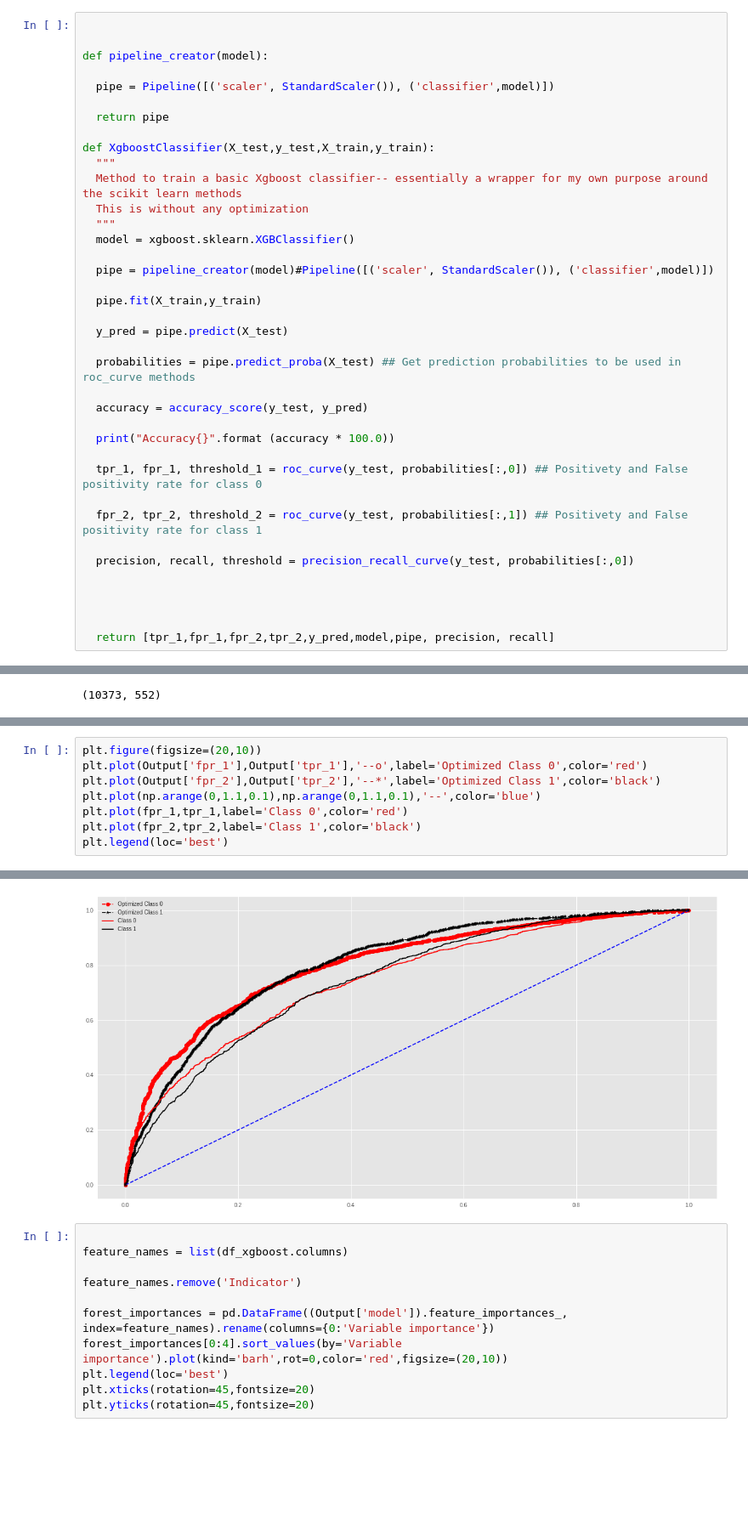
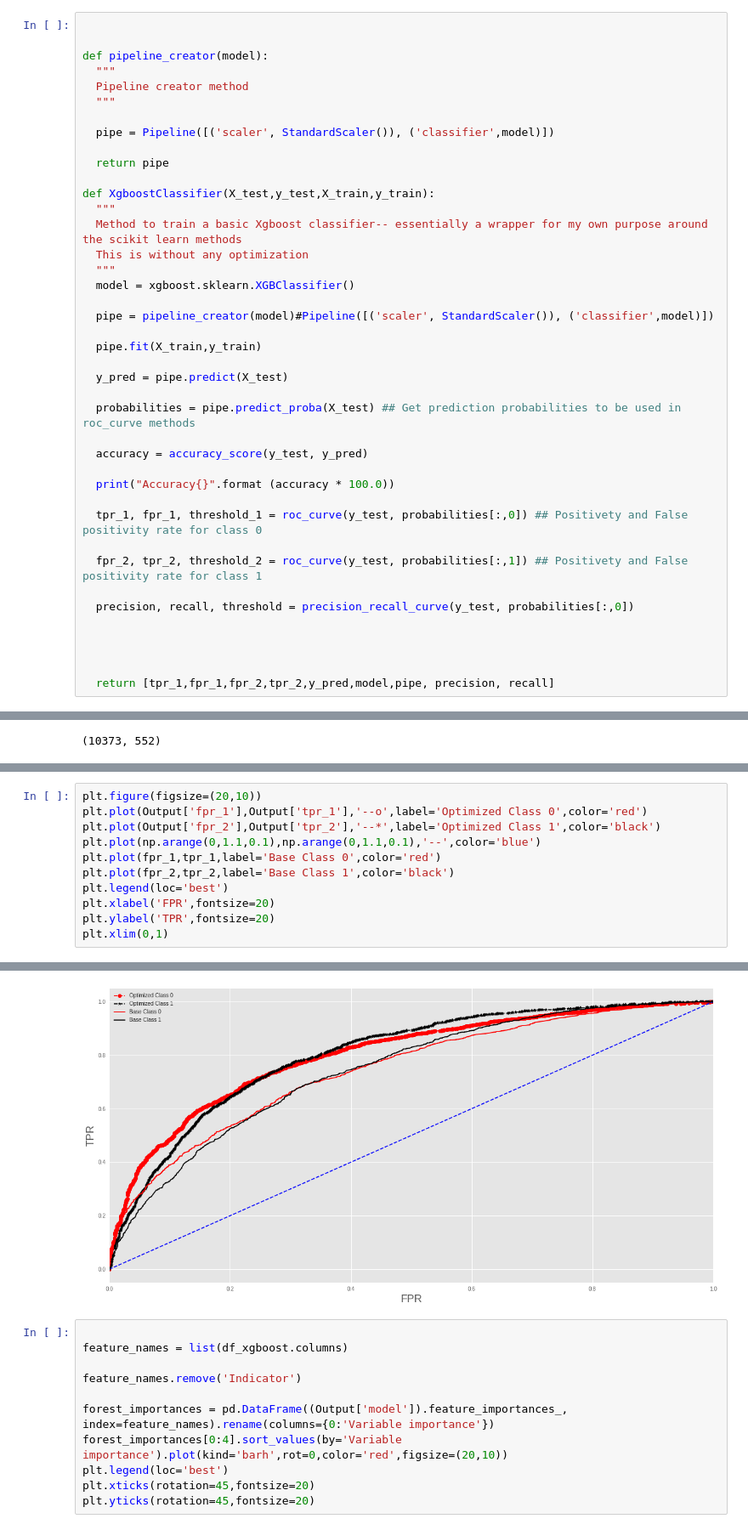
Before and after one commit to abhinavgairola/Anomaly_Detection_OTC_Market, a Jupyter notebook: Scripts/EDA+Machine_learning.ipynb, the cells around one changed output, grey strips where cells are left out. Shown at 85% size. Cells and saved outputs as stored; diff of their text form; blank space fills up the shorter version.

```diff
--- a/Scripts/EDA+Machine_learning.ipynb
+++ b/Scripts/EDA+Machine_learning.ipynb
@@ -315,6 +359,9 @@ confusion_matrix(y_true, y_pred, *, labels=None, sample_weight=None, normalize=N
 
 
 def pipeline_creator(model):
+  """
+  Pipeline creator method
+  """
 
   pipe = Pipeline([('scaler', StandardScaler()), ('classifier',model)])
 
@@ -496,7 +545,10 @@ plt.figure(figsize=(20,10))
 plt.plot(Output['fpr_1'],Output['tpr_1'],'--o',label='Optimized Class 0',color='red')
 plt.plot(Output['fpr_2'],Output['tpr_2'],'--*',label='Optimized Class 1',color='black')
 plt.plot(np.arange(0,1.1,0.1),np.arange(0,1.1,0.1),'--',color='blue')
-plt.plot(fpr_1,tpr_1,label='Class 0',color='red')
-plt.plot(fpr_2,tpr_2,label='Class 1',color='black')
+plt.plot(fpr_1,tpr_1,label='Base Class 0',color='red')
+plt.plot(fpr_2,tpr_2,label='Base Class 1',color='black')
 plt.legend(loc='best')
+plt.xlabel('FPR',fontsize=20)
+plt.ylabel('TPR',fontsize=20)
+plt.xlim(0,1)
 # %% [output]
@@ -504,4 +556,4 @@ plt.legend(loc='best')
-[figure, old version]
+[figure, new version]
 # %%
 
 feature_names = list(df_xgboost.columns)
```
Also changed, not shown: parts of 25 cells of this notebook.
